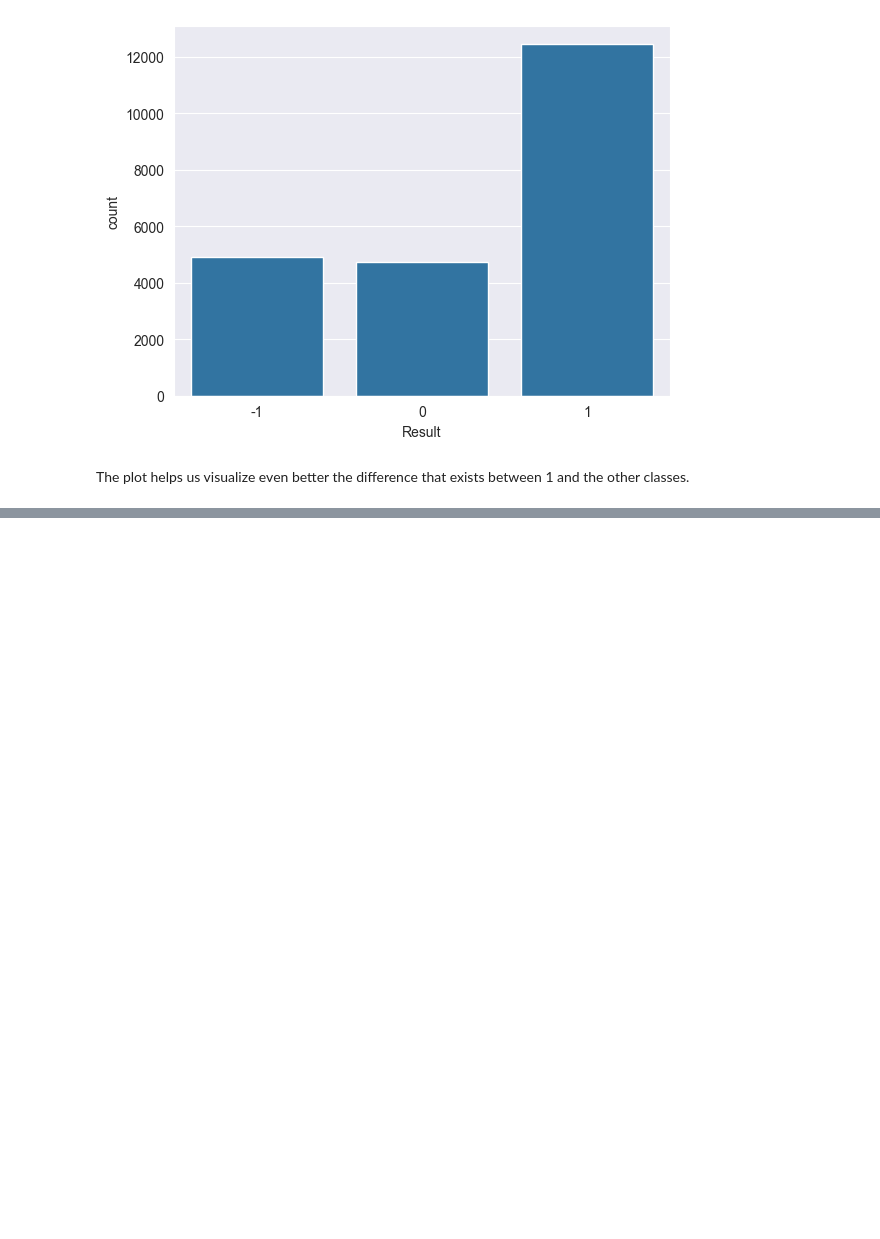
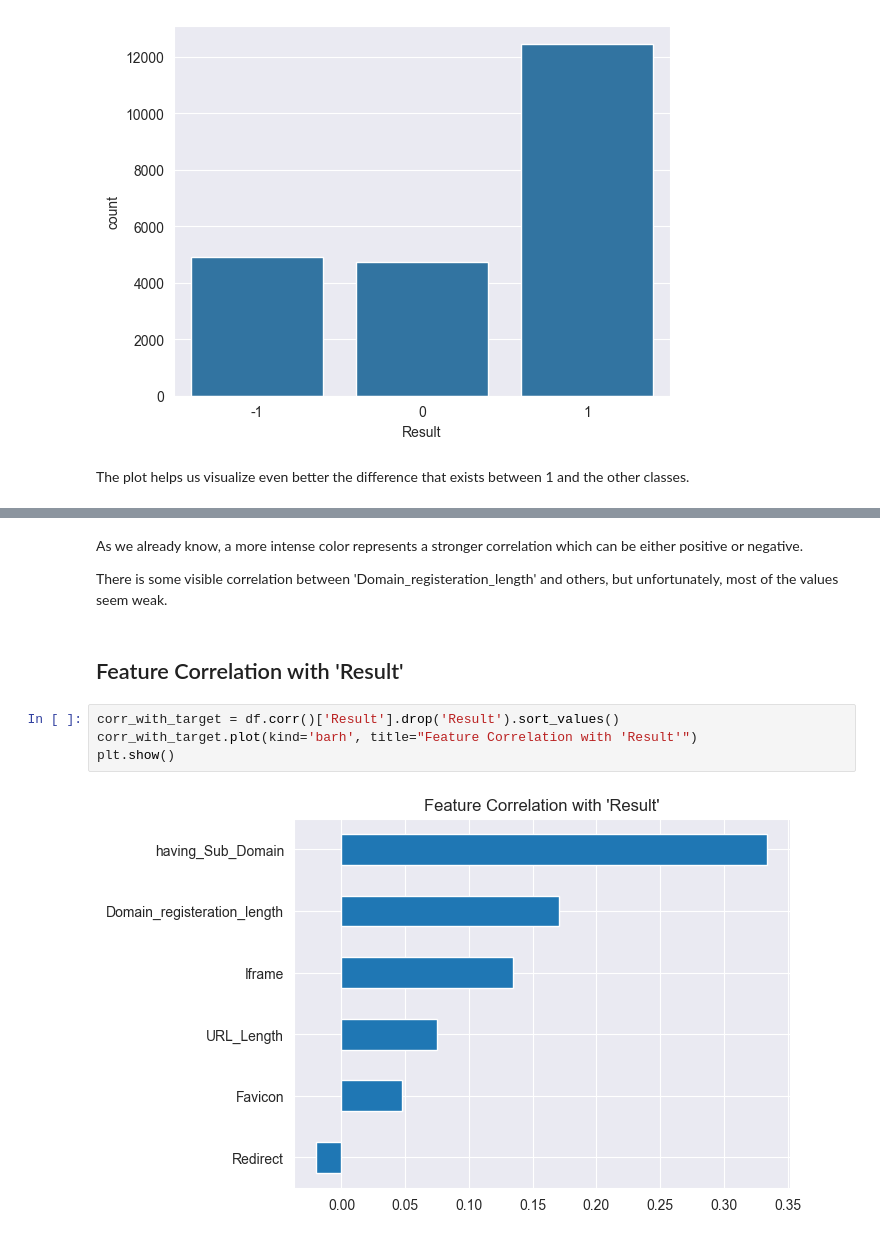
Before and after one commit to gabrielalaa/PhisingDetection, a Jupyter notebook: notebooks/merged_datasets.ipynb, the cells around one changed output, grey strips where cells are left out. Saved outputs shown, nothing was run; the diff lists cells and outputs as text; blank space fills up the shorter version.

```diff
--- a/notebooks/merged_datasets.ipynb
+++ b/notebooks/merged_datasets.ipynb
@@ -186,0 +197,12 @@ The plot helps us visualize even better the difference that exists between 1 and
+# %% [markdown]
+As we already know, a more intense color represents a stronger correlation which can be either positive or negative.
+
+There is some visible correlation between 'Domain_registeration_length' and others, but unfortunately, most of the values seem weak.
+# %% [markdown]
+## Feature Correlation with 'Result'
+# %%
+corr_with_target = df.corr()['Result'].drop('Result').sort_values()
+corr_with_target.plot(kind='barh', title="Feature Correlation with 'Result'")
+plt.show()
+# %% [output]
+[figure, added]
```
Also changed, not shown: parts of 7 cells of this notebook, 1 other file.
